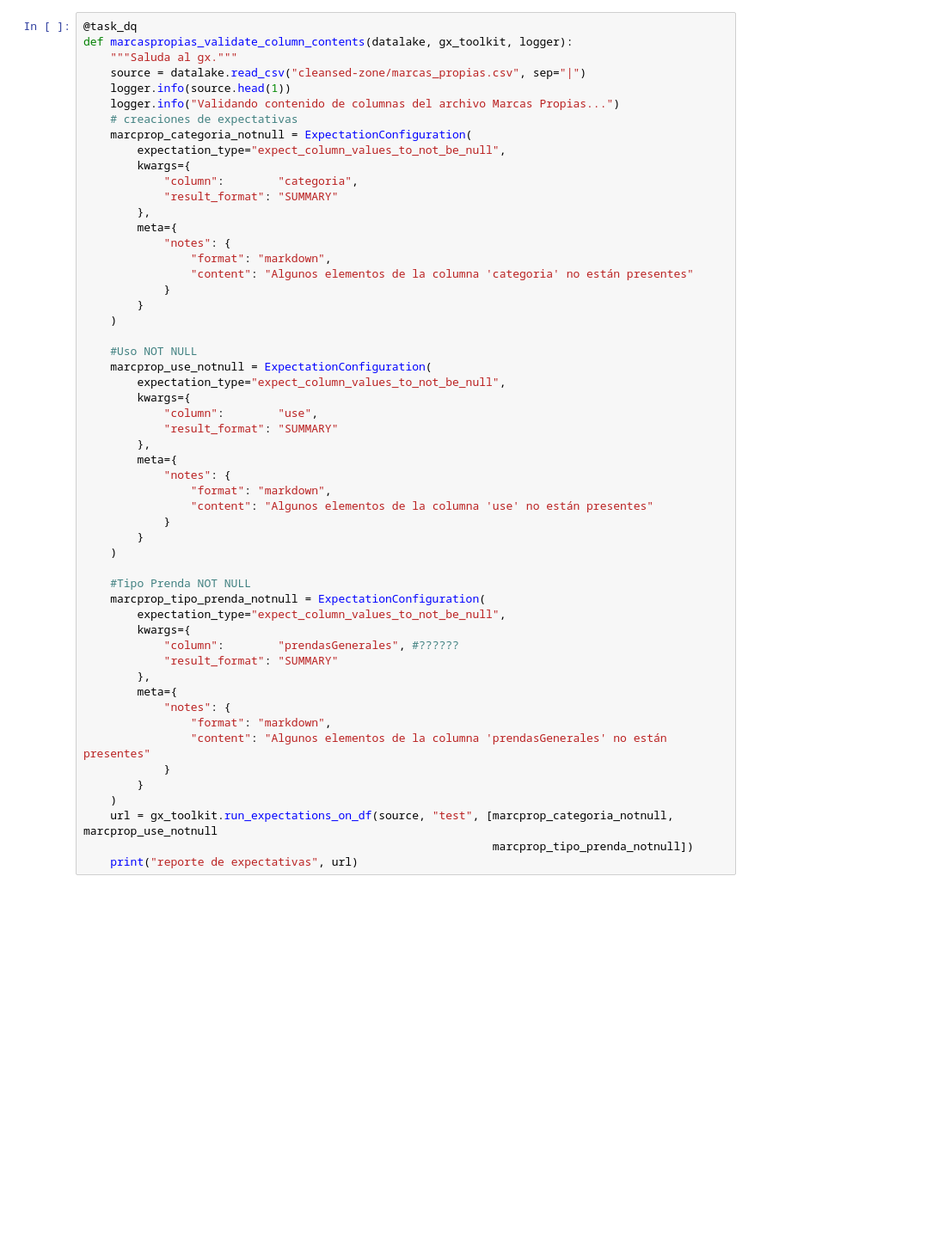
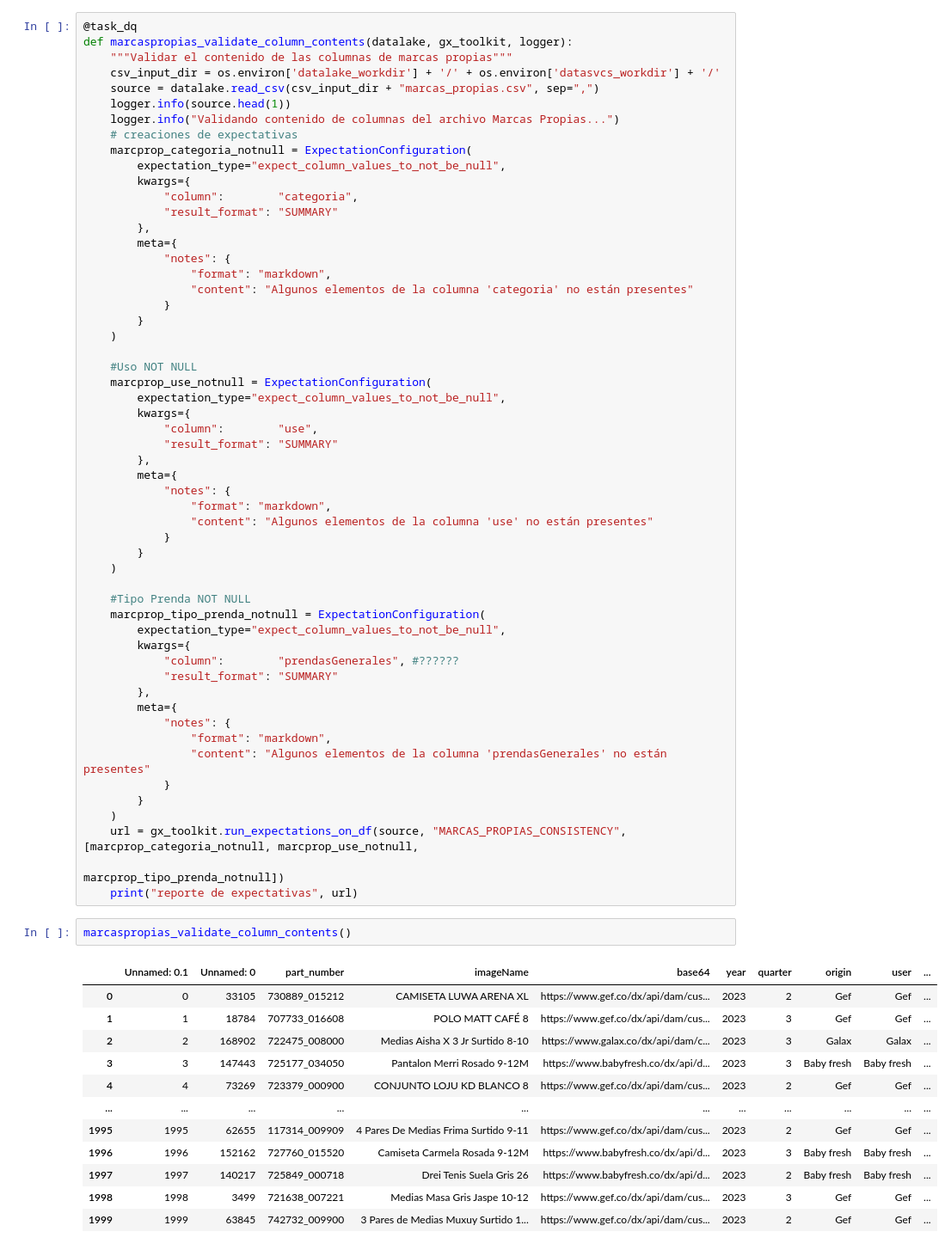
Before and after one commit to centraal-api/centraal-dataframework, a Jupyter notebook: docs/cyrstal.ipynb, the cells around one changed output. Shown at 86% size. Cells and saved outputs as stored; diff of their text form; blank space fills up the shorter version.

```diff
--- a/docs/cyrstal.ipynb
+++ b/docs/cyrstal.ipynb
@@ -205,8 +285,9 @@ def scrapping_validate_prices(datalake, gx_toolkit, logger):
 # %%
 @task_dq
 def marcaspropias_validate_column_contents(datalake, gx_toolkit, logger):
-    """Saluda al gx."""
-    source = datalake.read_csv("cleansed-zone/marcas_propias.csv", sep="|")
+    """Validar el contenido de las columnas de marcas propias"""
+    csv_input_dir = os.environ['datalake_workdir'] + '/' + os.environ['datasvcs_workdir'] + '/'
+    source = datalake.read_csv(csv_input_dir + "marcas_propias.csv", sep=",")
     logger.info(source.head(1))
     logger.info("Validando contenido de columnas del archivo Marcas Propias...")
     # creaciones de expectativas
@@ -253,6 +334,21 @@ def marcaspropias_validate_column_contents(datalake, gx_toolkit, logger):
             }
         }
     )
-    url = gx_toolkit.run_expectations_on_df(source, "test", [marcprop_categoria_notnull, marcprop_use_notnull
-                                                             marcprop_tipo_prenda_notnull])
+    url = gx_toolkit.run_expectations_on_df(source, "MARCAS_PROPIAS_CONSISTENCY", [marcprop_categoria_notnull, marcprop_use_notnull,
+                                                                                   marcprop_tipo_prenda_notnull])
     print("reporte de expectativas", url)
+# %%
+marcaspropias_validate_column_contents()
+# %% [output]
+|  | Unnamed: 0.1 | Unnamed: 0 | part_number | imageName | base64 | year | quarter | origin | user | ... |
+| 0 | 0 | 33105 | 730889_015212 | CAMISETA LUWA ARENA XL | https://www.gef.co/dx/api/dam/cus... | 2023 | 2 | Gef | Gef | ... |
+| 1 | 1 | 18784 | 707733_016608 | POLO MATT CAFÉ 8 | https://www.gef.co/dx/api/dam/cus... | 2023 | 3 | Gef | Gef | ... |
+| 2 | 2 | 168902 | 722475_008000 | Medias Aisha X 3 Jr Surtido 8-10 | https://www.galax.co/dx/api/dam/c... | 2023 | 3 | Galax | Galax | ... |
+| 3 | 3 | 147443 | 725177_034050 | Pantalon Merri Rosado 9-12M | https://www.babyfresh.co/dx/api/d... | 2023 | 3 | Baby fresh | Baby fresh | ... |
+| 4 | 4 | 73269 | 723379_000900 | CONJUNTO LOJU KD BLANCO 8 | https://www.gef.co/dx/api/dam/cus... | 2023 | 2 | Gef | Gef | ... |
+| ... | ... | ... | ... | ... | ... | ... | ... | ... | ... | ... |
+| 1995 | 1995 | 62655 | 117314_009909 | 4 Pares De Medias Frima Surtido 9-11 | https://www.gef.co/dx/api/dam/cus... | 2023 | 2 | Gef | Gef | ... |
+| 1996 | 1996 | 152162 | 727760_015520 | Camiseta Carmela Rosada 9-12M | https://www.babyfresh.co/dx/api/d... | 2023 | 3 | Baby fresh | Baby fresh | ... |
+| 1997 | 1997 | 140217 | 725849_000718 | Drei Tenis Suela Gris 26 | https://www.babyfresh.co/dx/api/d... | 2023 | 2 | Baby fresh | Baby fresh | ... |
+| 1998 | 1998 | 3499 | 721638_007221 | Medias Masa Gris Jaspe 10-12 | https://www.gef.co/dx/api/dam/cus... | 2023 | 3 | Gef | Gef | ... |
+| 1999 | 1999 | 63845 | 742732_009900 | 3 Pares de Medias Muxuy Surtido 1... | https://www.gef.co/dx/api/dam/cus... | 2023 | 2 | Gef | Gef | ... |
```
Also changed, not shown: parts of 17 cells of this notebook.
